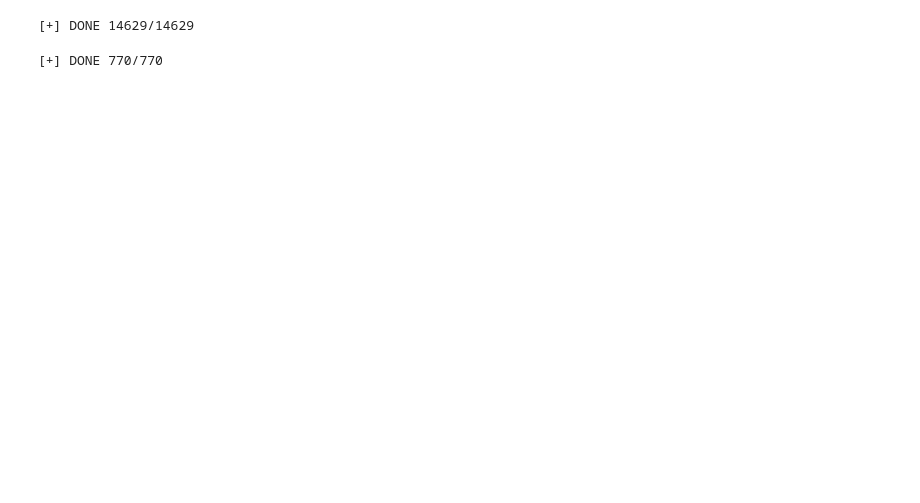
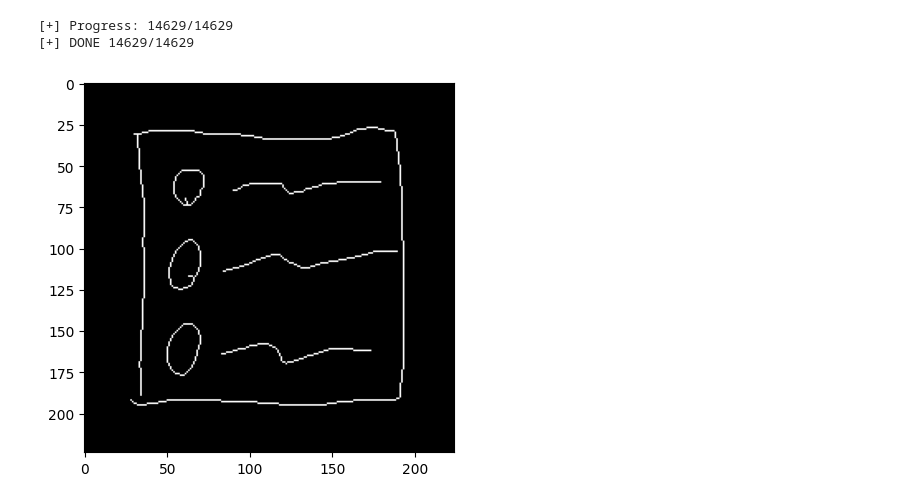
Before and after one commit to Van4ooo/IASA-Champ-24-stage1, a Jupyter notebook: src/model_build.ipynb, the cells around one changed output. Cells and saved outputs as stored; diff of their text form; code cells hidden in the pictures; blank space fills up the shorter version.

```diff
--- a/src/model_build.ipynb
+++ b/src/model_build.ipynb
@@ -22,41 +23,38 @@ class DataLoader:
         self.images = np.empty((self._size,) + self.shape, dtype='float16')
         self.labels = np.empty(self._size, dtype='uint8')
 
-    def load_data(self, show_progress: bool) -> None:
+    def load_data(self) -> None:
         for _, _path, _categories in self.data.values:
-            self.add_image(_path, _categories, show_progress)
+            self.add_image(_path, _categories)
 
-    def add_image(self, _path: str, category: int, show_progress: bool) -> None:
+    def add_image(self, _path: str, category: int) -> None:
         image_path = f"data/train/{CATEGORIES_REVERSE[category]}/{_path}"
-        img = ~cv2.imread(image_path, 0) / 255
+        img = cv2.imread(image_path, 0) / 255
+
+        img.reshape(224, 224)
+        img = morphology.skeletonize(img < 0.5)
 
         self.images[self.__index] = np.asarray(img, dtype='float16').reshape(self.shape)
         self.labels[self.__index] = category
         self.__index += 1
+
+        print(f"[+] Progress: {self.__index}/{self._size}", end='\r')
+
         if self.__index == self._size:
             self.labels = to_categorical(self.labels)
-            print(f"[+] DONE {self._size}/{self._size}")
-            return
-
-        if show_progress:
-            print(f"[+] Progress: {self.__index}/{self._size}")
+            print(f"\n[+] DONE {self._size}/{self._size}")
 
     def show_image(self, index: int) -> None:
         plt.imshow(self.images[index], cmap='gray')
 # %%
 train_set_path = 'data/processed/train_set.csv'
 train_data = DataLoader(train_set_path)
-train_data.load_data(show_progress=False)
-#train_data.show_image(301)
+train_data.load_data()
+train_data.show_image(302)
 # %% [output]
+[+] Progress: 14629/14629
 [+] DONE 14629/14629
+[figure, added]
-# %%
-test_set_path = 'data/processed/test_set.csv'
-test_data = DataLoader(test_set_path)
-test_data.load_data(show_progress=False)
-#test_data.show_image(300)
-# %% [output]
-[+] DONE 770/770
 # %%
 class SketchClassificatorModel:
     __slots__ = ('_data', '_shape', 'num_classes', 'model', 'version')
```
Also changed, not shown: parts of 6 cells of this notebook, 3 other files.
